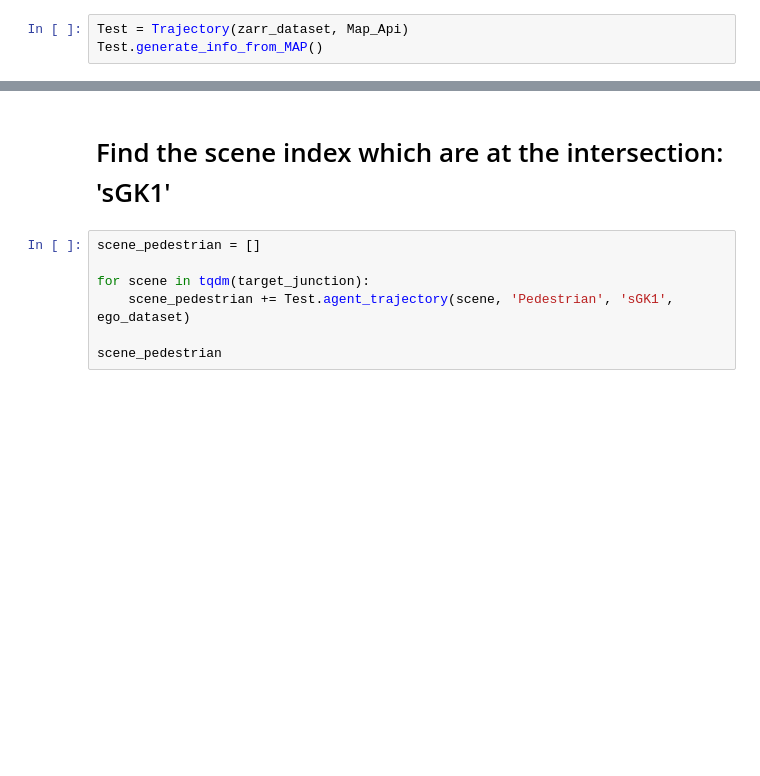
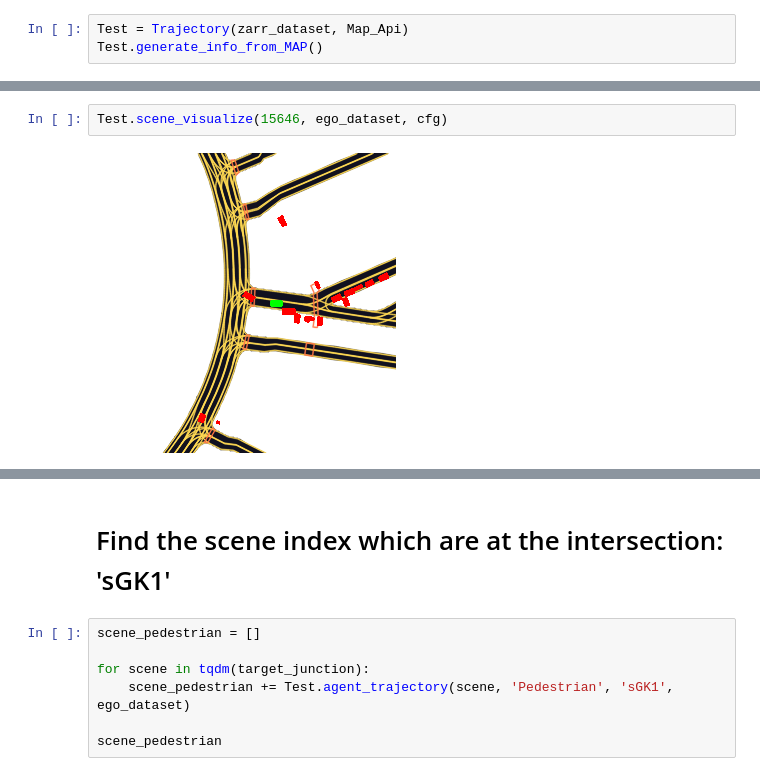
Before and after one commit to shuruiz/planning, a Jupyter notebook: ruixuan/trajectory_extraction.ipynb, the cells around one changed output, grey strips where cells are left out. Saved outputs shown, nothing was run; the diff lists cells and outputs as text; blank space fills up the shorter version.

```diff
--- a/ruixuan/trajectory_extraction.ipynb
+++ b/ruixuan/trajectory_extraction.ipynb
@@ -140,0 +208,4 @@ target_junction = junction_scene['sGK1']
+# %%
+Test.scene_visualize(15646, ego_dataset, cfg)
+# %% [output]
+[figure, added]
```
Also changed, not shown: parts of 8 cells of this notebook, 13 other files.
